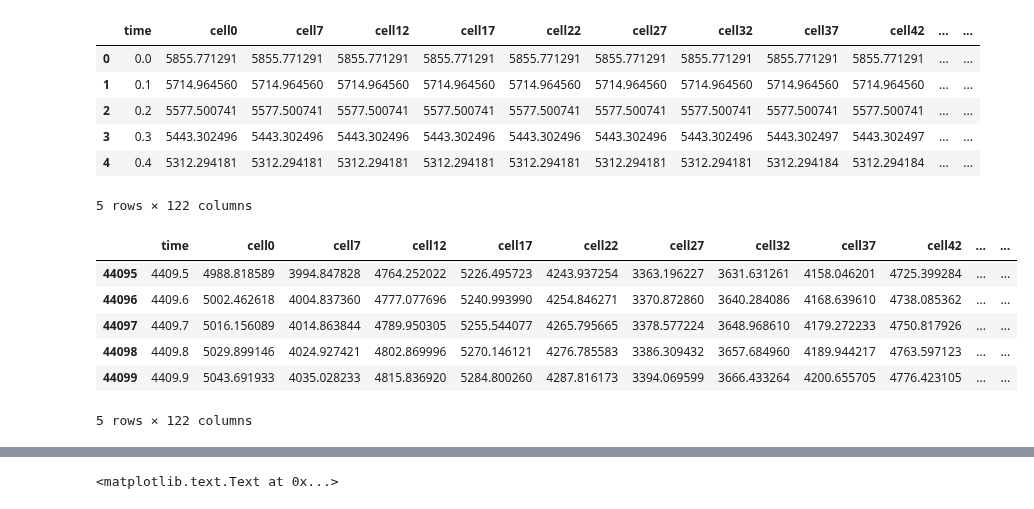
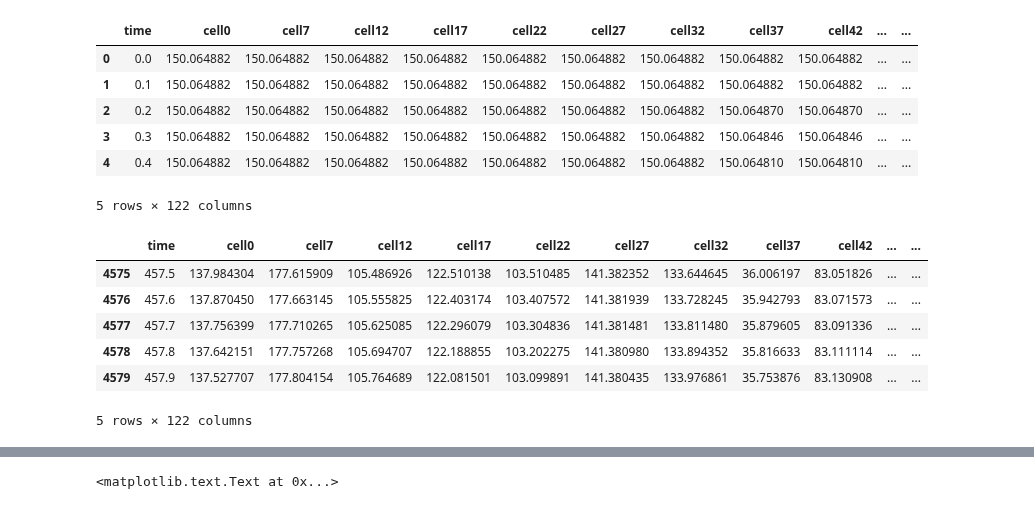
Before and after one commit to clintondurney/ubuquitous-drosophila, a Jupyter notebook: MultCell/Plotting.ipynb, the cells around one changed output, grey strips where cells are left out. Drawn from its saved outputs; the diff is of its cells as text; code cells hidden in the pictures.

```diff
--- a/MultCell/Plotting.ipynb
+++ b/MultCell/Plotting.ipynb
@@ -12,24 +12,24 @@ df_reg = pd.read_csv('/home/cdurney/Research/ubuquitous-drosophila/MultCell/reg.
 # %%
 time = df_area['time']
 # %%
-df_myosin.head()
+df_area.head()
 # %% [output]
 |  | time | cell0 | cell7 | cell12 | cell17 | cell22 | cell27 | cell32 | cell37 | cell42 | ... | ... |
-| 0 | 0.0 | 5855.771291 | 5855.771291 | 5855.771291 | 5855.771291 | 5855.771291 | 5855.771291 | 5855.771291 | 5855.771291 | 5855.771291 | ... | ... |
-| 1 | 0.1 | 5714.964560 | 5714.964560 | 5714.964560 | 5714.964560 | 5714.964560 | 5714.964560 | 5714.964560 | 5714.964560 | 5714.964560 | ... | ... |
-| 2 | 0.2 | 5577.500741 | 5577.500741 | 5577.500741 | 5577.500741 | 5577.500741 | 5577.500741 | 5577.500741 | 5577.500741 | 5577.500741 | ... | ... |
-| 3 | 0.3 | 5443.302496 | 5443.302496 | 5443.302496 | 5443.302496 | 5443.302496 | 5443.302496 | 5443.302496 | 5443.302497 | 5443.302497 | ... | ... |
-| 4 | 0.4 | 5312.294181 | 5312.294181 | 5312.294181 | 5312.294181 | 5312.294181 | 5312.294181 | 5312.294181 | 5312.294184 | 5312.294184 | ... | ... |
+| 0 | 0.0 | 150.064882 | 150.064882 | 150.064882 | 150.064882 | 150.064882 | 150.064882 | 150.064882 | 150.064882 | 150.064882 | ... | ... |
+| 1 | 0.1 | 150.064882 | 150.064882 | 150.064882 | 150.064882 | 150.064882 | 150.064882 | 150.064882 | 150.064882 | 150.064882 | ... | ... |
+| 2 | 0.2 | 150.064882 | 150.064882 | 150.064882 | 150.064882 | 150.064882 | 150.064882 | 150.064882 | 150.064870 | 150.064870 | ... | ... |
+| 3 | 0.3 | 150.064882 | 150.064882 | 150.064882 | 150.064882 | 150.064882 | 150.064882 | 150.064882 | 150.064846 | 150.064846 | ... | ... |
+| 4 | 0.4 | 150.064882 | 150.064882 | 150.064882 | 150.064882 | 150.064882 | 150.064882 | 150.064882 | 150.064810 | 150.064810 | ... | ... |
 5 rows × 122 columns
 # %%
-df_myosin.tail()
+df_area.tail()
 # %% [output]
 |  | time | cell0 | cell7 | cell12 | cell17 | cell22 | cell27 | cell32 | cell37 | cell42 | ... | ... |
-| 44095 | 4409.5 | 4988.818589 | 3994.847828 | 4764.252022 | 5226.495723 | 4243.937254 | 3363.196227 | 3631.631261 | 4158.046201 | 4725.399284 | ... | ... |
-| 44096 | 4409.6 | 5002.462618 | 4004.837360 | 4777.077696 | 5240.993990 | 4254.846271 | 3370.872860 | 3640.284086 | 4168.639610 | 4738.085362 | ... | ... |
-| 44097 | 4409.7 | 5016.156089 | 4014.863844 | 4789.950305 | 5255.544077 | 4265.795665 | 3378.577224 | 3648.968610 | 4179.272233 | 4750.817926 | ... | ... |
-| 44098 | 4409.8 | 5029.899146 | 4024.927421 | 4802.869996 | 5270.146121 | 4276.785583 | 3386.309432 | 3657.684960 | 4189.944217 | 4763.597123 | ... | ... |
-| 44099 | 4409.9 | 5043.691933 | 4035.028233 | 4815.836920 | 5284.800260 | 4287.816173 | 3394.069599 | 3666.433264 | 4200.655705 | 4776.423105 | ... | ... |
+| 4575 | 457.5 | 137.984304 | 177.615909 | 105.486926 | 122.510138 | 103.510485 | 141.382352 | 133.644645 | 36.006197 | 83.051826 | ... | ... |
+| 4576 | 457.6 | 137.870450 | 177.663145 | 105.555825 | 122.403174 | 103.407572 | 141.381939 | 133.728245 | 35.942793 | 83.071573 | ... | ... |
+| 4577 | 457.7 | 137.756399 | 177.710265 | 105.625085 | 122.296079 | 103.304836 | 141.381481 | 133.811480 | 35.879605 | 83.091336 | ... | ... |
+| 4578 | 457.8 | 137.642151 | 177.757268 | 105.694707 | 122.188855 | 103.202275 | 141.380980 | 133.894352 | 35.816633 | 83.111114 | ... | ... |
+| 4579 | 457.9 | 137.527707 | 177.804154 | 105.764689 | 122.081501 | 103.099891 | 141.380435 | 133.976861 | 35.753876 | 83.130908 | ... | ... |
 5 rows × 122 columns
 # %%
 tspan = [0,4409]
```
Also changed, not shown: parts of 7 cells of this notebook, 6 other files.
